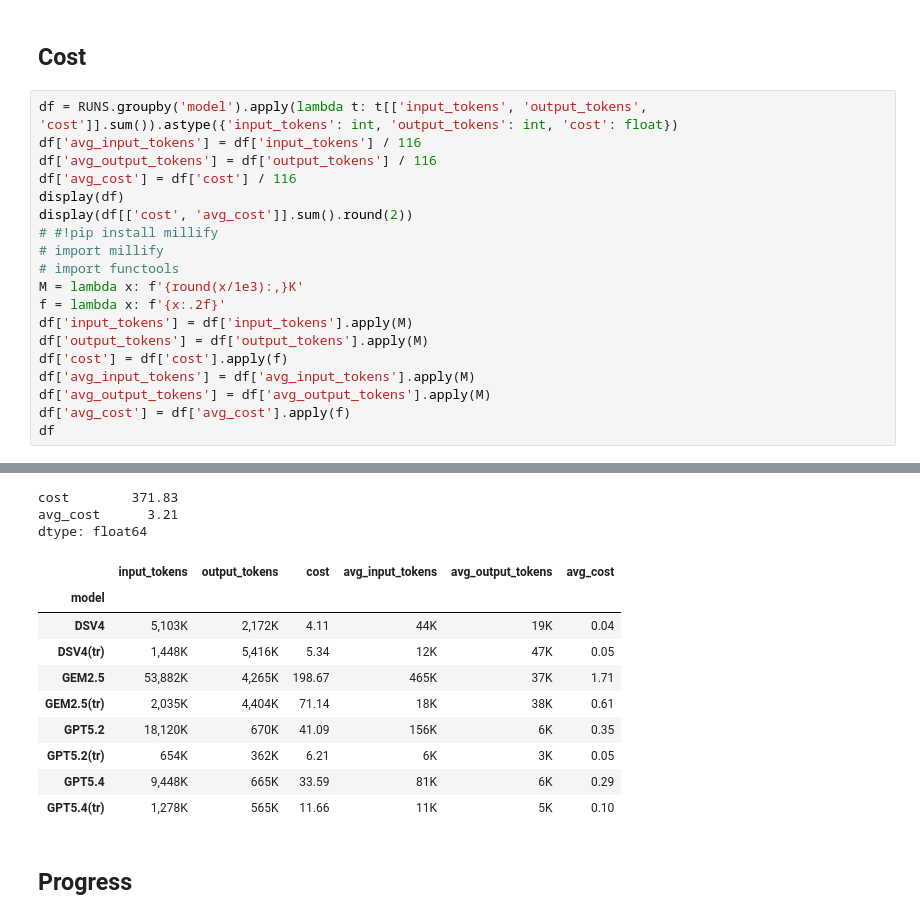
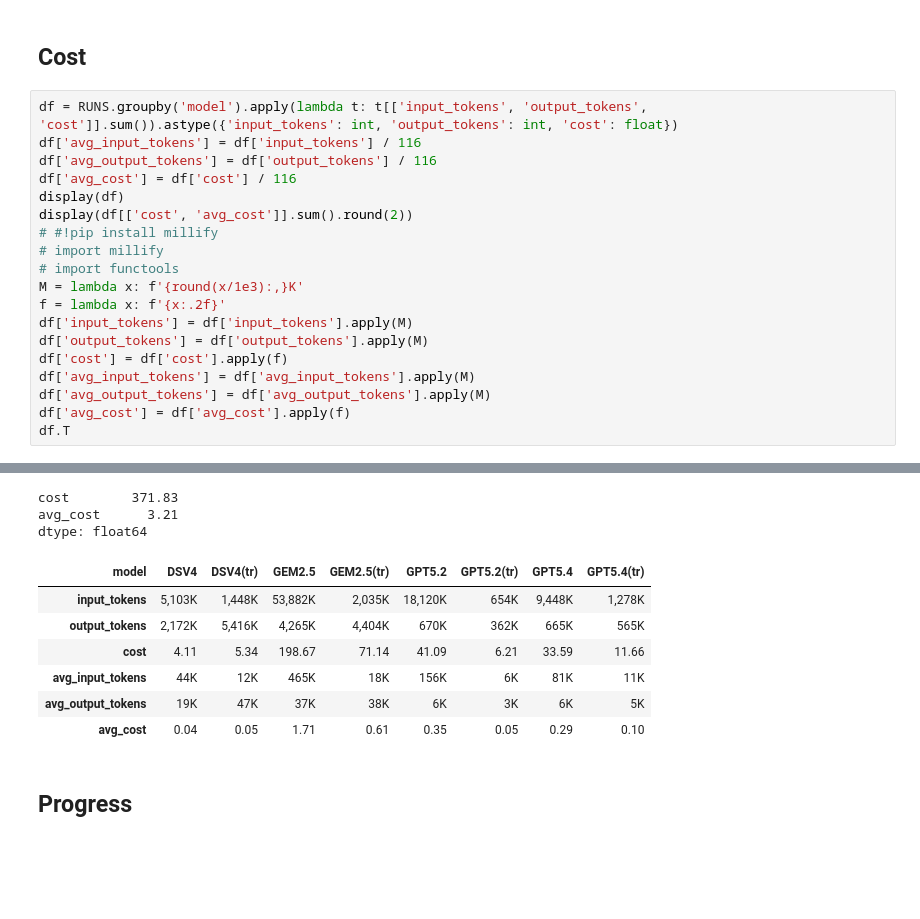
Before and after one commit to PUC-Behring-Institute-for-AI/umllm, a Jupyter notebook: evaluations/plot.ipynb, the cells around one changed output, grey strips where cells are left out. Drawn from its saved outputs; the diff is of its cells as text; blank space fills up the shorter version.

```diff
--- a/evaluations/plot.ipynb
+++ b/evaluations/plot.ipynb
@@ -171,7 +171,7 @@ df['cost'] = df['cost'].apply(f)
 df['avg_input_tokens'] = df['avg_input_tokens'].apply(M)
 df['avg_output_tokens'] = df['avg_output_tokens'].apply(M)
 df['avg_cost'] = df['avg_cost'].apply(f)
-df
+df.T
 # %% [output]
 |  | input_tokens | output_tokens | cost | avg_input_tokens | avg_output_tokens | avg_cost |
 | model |  |  |  |  |  |  |
@@ -182,20 +182,17 @@ df
 | GPT5.2 | 18119829 | 670316 | 41.094125 | 156205.422414 | 5778.586207 | 0.354260 |
 | GPT5.2(tr) | 653983 | 361862 | 6.210538 | 5637.784483 | 3119.500000 | 0.053539 |
 | GPT5.4 | 9447899 | 664982 | 33.594477 | 81447.405172 | 5732.603448 | 0.289608 |
 | GPT5.4(tr) | 1278068 | 564597 | 11.664125 | 11017.827586 | 4867.215517 | 0.100553 |
 cost        371.83
 avg_cost      3.21
 dtype: float64
-|  | input_tokens | output_tokens | cost | avg_input_tokens | avg_output_tokens | avg_cost |
-| model |  |  |  |  |  |  |
-| DSV4 | 5,103K | 2,172K | 4.11 | 44K | 19K | 0.04 |
-| DSV4(tr) | 1,448K | 5,416K | 5.34 | 12K | 47K | 0.05 |
-| GEM2.5 | 53,882K | 4,265K | 198.67 | 465K | 37K | 1.71 |
-| GEM2.5(tr) | 2,035K | 4,404K | 71.14 | 18K | 38K | 0.61 |
-| GPT5.2 | 18,120K | 670K | 41.09 | 156K | 6K | 0.35 |
-| GPT5.2(tr) | 654K | 362K | 6.21 | 6K | 3K | 0.05 |
-| GPT5.4 | 9,448K | 665K | 33.59 | 81K | 6K | 0.29 |
-| GPT5.4(tr) | 1,278K | 565K | 11.66 | 11K | 5K | 0.10 |
+| model | DSV4 | DSV4(tr) | GEM2.5 | GEM2.5(tr) | GPT5.2 | GPT5.2(tr) | GPT5.4 | GPT5.4(tr) |
+| input_tokens | 5,103K | 1,448K | 53,882K | 2,035K | 18,120K | 654K | 9,448K | 1,278K |
+| output_tokens | 2,172K | 5,416K | 4,265K | 4,404K | 670K | 362K | 665K | 565K |
+| cost | 4.11 | 5.34 | 198.67 | 71.14 | 41.09 | 6.21 | 33.59 | 11.66 |
+| avg_input_tokens | 44K | 12K | 465K | 18K | 156K | 6K | 81K | 11K |
+| avg_output_tokens | 19K | 47K | 37K | 38K | 6K | 3K | 6K | 5K |
+| avg_cost | 0.04 | 0.05 | 1.71 | 0.61 | 0.35 | 0.05 | 0.29 | 0.10 |
 # %% [markdown]
 ## Progress
 # %%
```
Also changed, not shown: parts of 3 cells of this notebook, 3 other files.
